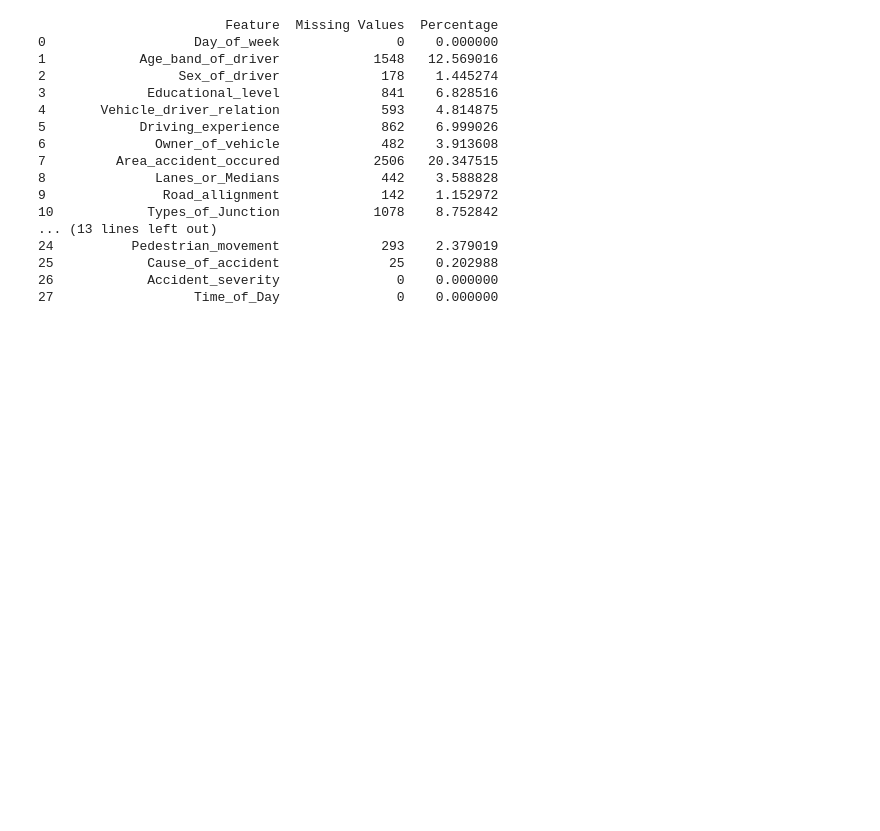
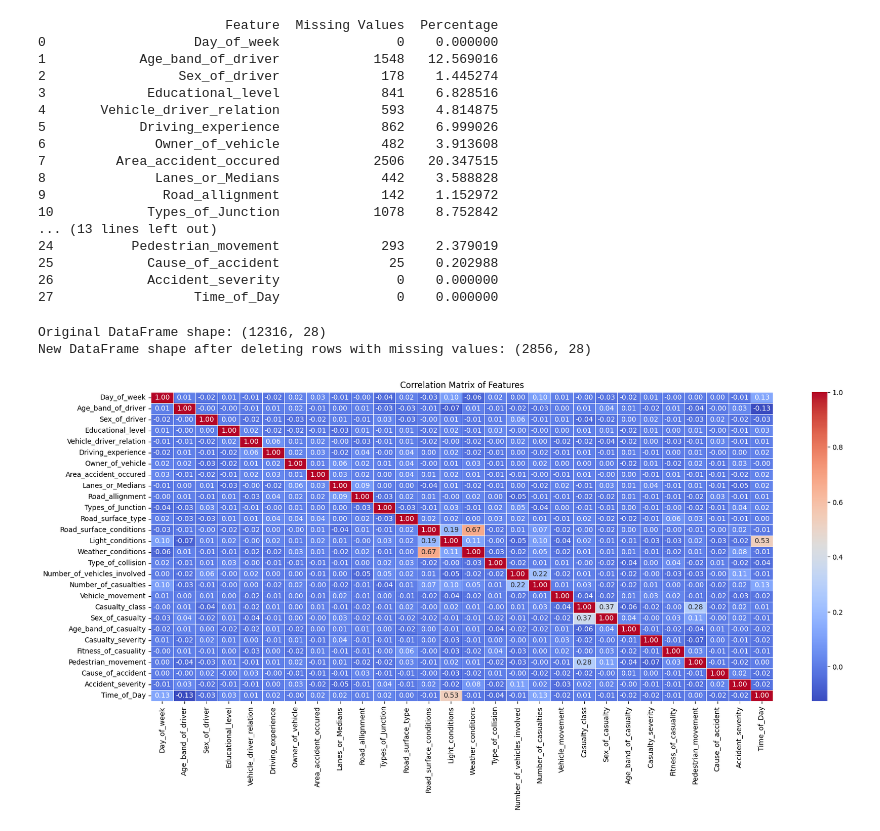
Before and after one commit to elidaarnaut/DM-Project-v2, a Jupyter notebook: ADM-Project.ipynb, the cells around one changed output. Saved outputs shown, nothing was run; the diff lists cells and outputs as text; code cells hidden in the pictures; blank space fills up the shorter version.

```diff
--- a/ADM-Project.ipynb
+++ b/ADM-Project.ipynb
@@ -1147,0 +1159,20 @@ print(missing_values_df)
+# %%
+df_deletion = df.dropna()
+# %%
+print("Original DataFrame shape:", df.shape)
+print("New DataFrame shape after deleting rows with missing values:", df_deletion.shape)
+# %% [output]
+Original DataFrame shape: (12316, 28)
+New DataFrame shape after deleting rows with missing values: (2856, 28)
+# %%
+correlation_matrix = df_deletion.corr(method='spearman')
+
+plt.figure(figsize=(20, 8))
+
+# Draw the heatmap with the mask and correct aspect ratio
+sns.heatmap(correlation_matrix, annot=True, fmt=".2f", cmap='coolwarm', cbar=True, linewidths=.5)
+
+plt.title('Correlation Matrix of Features')
+plt.show()
+# %% [output]
+[figure, added]
```
Also changed, not shown: parts of 17 cells of this notebook, 1 other file.
